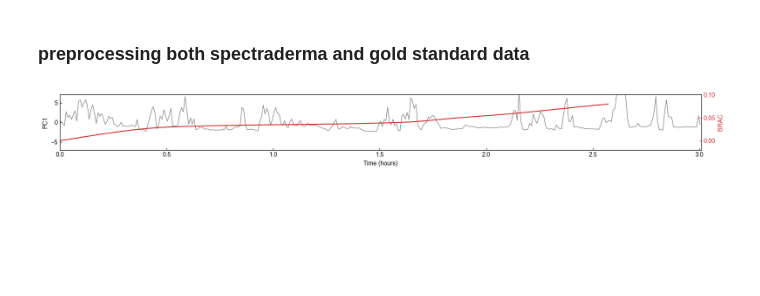
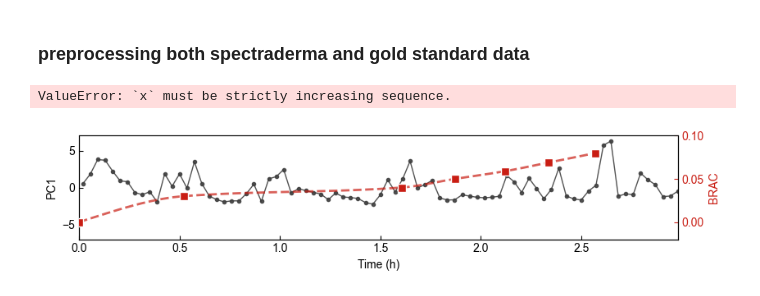
Before and after one commit to BailabUNC/SpectraDerma, a Jupyter notebook: notebooks/Data_Pipeline_Wrist.ipynb, the cells around one changed output. Cells and saved outputs as stored; diff of their text form; code cells hidden in the pictures; blank space fills up the shorter version.

```diff
--- a/notebooks/Data_Pipeline_Wrist.ipynb
+++ b/notebooks/Data_Pipeline_Wrist.ipynb
@@ -147,8 +136,8 @@ scaler = StandardScaler()
 channels_mode_b_scaled = scaler.fit_transform(channels_mode_b)
 
 # Apply PCA
-pca = PCA()
-pca_components = pca.fit_transform(channels_mode_b_scaled)
+pca_520 = PCA()
+pca_components_520 = pca_520.fit_transform(channels_mode_b_scaled)
 # %% [markdown]
 ### preprocessing both spectraderma and gold standard data
 # %%
@@ -161,8 +150,8 @@ hop_size = 4000
 pca_components_smooth = []
 timestamps_smooth = []
 
-for i in range(0, len(pca_components) - window_size + 1, hop_size):
-    window_data = pca_components[i:i + window_size]
+for i in range(0, len(pca_components_520) - window_size + 1, hop_size):
+    window_data = pca_components_520[i:i + window_size]
     window_mean = np.mean(window_data, axis=0)
     pca_components_smooth.append(window_mean)
     # Use the center timestamp of the window
@@ -177,5 +166,5 @@ t_brac = np.linspace(gold_standard_hours.iloc[0], gold_standard_hours.iloc[-1],
 brac_interp_func = PchipInterpolator(gold_standard_hours, gold_standard_520['brac'])
 y_brac = brac_interp_func(t_brac)
 
-t_spec = (t_spec - timestamp_mode_b[0]) / (3600 * 50)
+t_spec = (t_spec - timestamp_mode_b[0]) / (3600 * 30)
 # %%
@@ -347,7 +412,7 @@ plt.show()
 # %% [markdown]
 # 555S1
 # %%
-processor.load_data('../data/spectraderama_data_2025-03-26_sattac555S1.csv')
+processor.load_data('../data/spectraderama_data_2025-04-02_sattac555S2.csv')
 processor.swt_denoise(wavelet="db2", level=3, zero_levels=(1, 2, 3)).moving_average(window=300)
 
 timestamp, channels_ma = processor.get_data()
@@ -386,7 +451,7 @@ plt.show()
 
 ### Acquire gold standard
 # %%
-original_timestamp_555 = pd.read_csv('../data/spectraderama_data_2025-03-26_sattac555S1.csv')['id']
+original_timestamp_555 = pd.read_csv('../data/spectraderama_data_2025-04-02_sattac555S2.csv')['id']
 original_timestamp_555 = pd.to_datetime(original_timestamp_555, format='%Y-%m-%dT%H:%M:%S.%fZ')
 print(original_timestamp_555.head())
 
@@ -433,53 +498,62 @@ pca_components_555 = pca_555.fit_transform(channels_mode_b_scaled_555)
 # %% [markdown]
 ### preprocessing both spectraderma and gold standard data
 # %%
-window_size = 900
-hop_size = 900
+from scipy.interpolate import PchipInterpolator
+
+window_size = 4000
+hop_size = 4000
 
 # Apply windowed average to PCA components
-pca_components_smooth_555 = []
-timestamps_smooth_555 = []
+pca_components_smooth = []
+timestamps_smooth = []
 
 for i in range(0, len(pca_components_555) - window_size + 1, hop_size):
     window_data = pca_components_555[i:i + window_size]
     window_mean = np.mean(window_data, axis=0)
-    pca_components_smooth_555.append(window_mean)
+    pca_components_smooth.append(window_mean)
     # Use the center timestamp of the window
-    timestamps_smooth_555.append(timestamp_mode_b_555[i + window_size // 2])
+    timestamps_smooth.append(timestamp_mode_b[i + window_size // 2])
 
-pca_components_smooth_555 = np.array(pca_components_smooth_555)
-timestamps_smooth_555 = np.array(timestamps_smooth_555)
+y1_spec = np.array(pca_components_smooth)[:, 0]
+y2_spec = np.array(pca_components_smooth)[:, 1]
+t_spec = np.array(timestamps_smooth)
 
-gold_standard_hours_555 = gold_standard_555['seconds_from_start'] / 3600
-gold_standard_hours_interp_555 = np.linspace(gold_standard_hours_555.iloc[0], gold_standard_hours_555.iloc[-1], num=100)
-brac_interp_func_555 = PchipInterpolator(gold_standard_hours_555, gold_standard_555['brac'])
-brac_interp_555 = brac_interp_func_555(gold_standard_hours_interp_555)
+gold_standard_hours = gold_standard_555['seconds_from_start'] / 3600
+t_brac = np.linspace(gold_standard_hours.iloc[0], gold_standard_hours.iloc[-1], num=100)
+brac_interp_func = PchipInterpolator(gold_standard_hours, gold_standard_555['brac'])
+y_brac = brac_interp_func(t_brac)
+
+t_spec = (t_spec - timestamp_mode_b[0]) / (3600 * 30)
+# %% [output]
+ValueError: `x` must be strictly increasing sequence.
 # %%
-time_hours_555 = (timestamp_mode_b_555 - timestamp_mode_b_555[0]) / (3600 * 30)
-time_hours_smooth_555 = (timestamps_smooth_555 - timestamp_mode_b_555[0]) / (3600 * 30)
+pc1_var_pct = pca.explained_variance_ratio_[0] * 100
 
-pc1_var_pct_555 = pca_555.explained_variance_ratio_[0] * 100
+fig, ax1 = plt.subplots(figsize=(8.6, 2))
+ax1_color = Colormap('colorbrewer:Greys')(0.8).hex
+ax1.plot(t_spec, y1_spec, marker='o', markersize=3, color=ax1_color, alpha=0.9, linewidth=1)
 
-fig, ax1 = plt.subplots(figsize=(16, 2))
-ax1.plot(time_hours_smooth_555, pca_components_smooth_555[:, 0], color=colors[-1], linewidth=1)
-
-ax1.set_xlim(0, time_hours_555[-1])
+ax1.set_xlim(0, t_spec[-1])
 ax1.set_ylim(-7, 7)
 
-ax1.set_xlabel('Time (hours)')
+ax1.set_xlabel('Time (h)')
 ax1.set_ylabel('PC1')
 ax1.tick_params(direction='in')
 
 ax2 = ax1.twinx()
-ax2_color = 'tab:red'
-ax2.plot(gold_standard_hours_interp_555, brac_interp_555, color=ax2_color, linestyle='--', alpha=0.7, label='Gold Standard (BRAC)')
-ax2.scatter(gold_standard_hours_555, gold_standard_555['brac'], color=ax2_color, s=50, zorder=10, edgecolors='white', linewidth=1)
+ax2_color = Colormap('colorbrewer:OrRd')(0.8).hex
+ax2.plot(t_brac, y_brac,
+         color=ax2_color, linestyle='--', alpha=0.7, linewidth=2)
+ax2.scatter(gold_standard_hours, gold_standard_555['brac'],
+            color=ax2_color, s=50, marker='s',
+            zorder=10, edgecolors='white', linewidth=1)
 ax2.set_ylabel('BRAC', color=ax2_color)
 ax2.set_ylim(-0.02, 0.1)
 
 ax2.tick_params(axis='y', color=ax2_color, labelcolor=ax2_color, direction='in')
 
 plt.tight_layout()
+# plt.savefig('../figures/fig3/mode_b_pca_pc1.png', dpi=600, bbox_inches='tight', transparent=True)
 plt.show()
 # %% [output]
-[figure, old version]
+[figure, new version]
```
Also changed, not shown: parts of 11 cells of this notebook.
